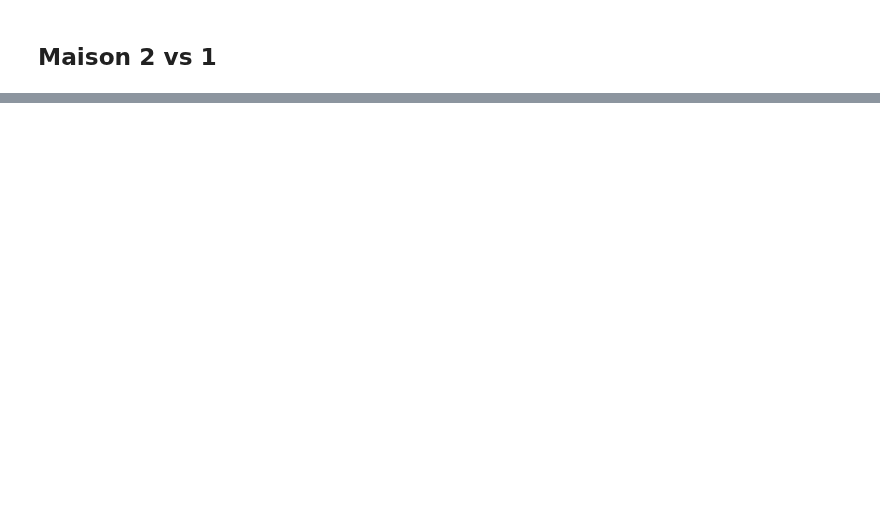
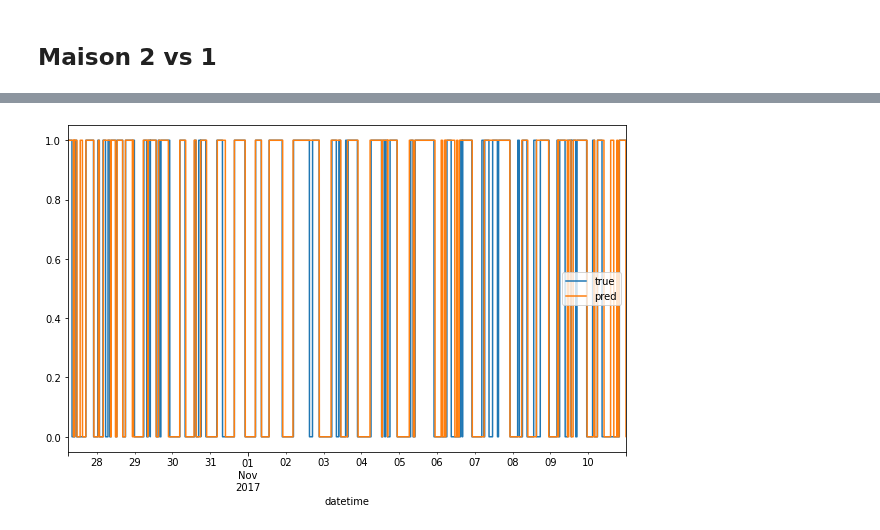
Before and after one commit to hugo-mi/Activity_Detection_From_Electrical_Consumption_Load_Curves, a Jupyter notebook: Classification/classification_house1_vs_house2_optim.ipynb, the cells around one changed output, grey strips where cells are left out. Cells and saved outputs as stored; diff of their text form; code cells hidden in the pictures; blank space fills up the shorter version.

```diff
--- a/Classification/classification_house1_vs_house2_optim.ipynb
+++ b/Classification/classification_house1_vs_house2_optim.ipynb
@@ -282,0 +321,5 @@ Score accuracy : 85.447%
+# %%
+(activity_true_h2.rolling('30min').mean()>0).astype(int).plot(label='true', legend=True)
+(activity_pred_h2.rolling('30min').mean()>0).astype(int).plot(figsize=(10, 6), label='pred', legend=True);
+# %% [output]
+[figure, added]
```
Also changed, not shown: parts of 6 cells of this notebook, 2 other files.
